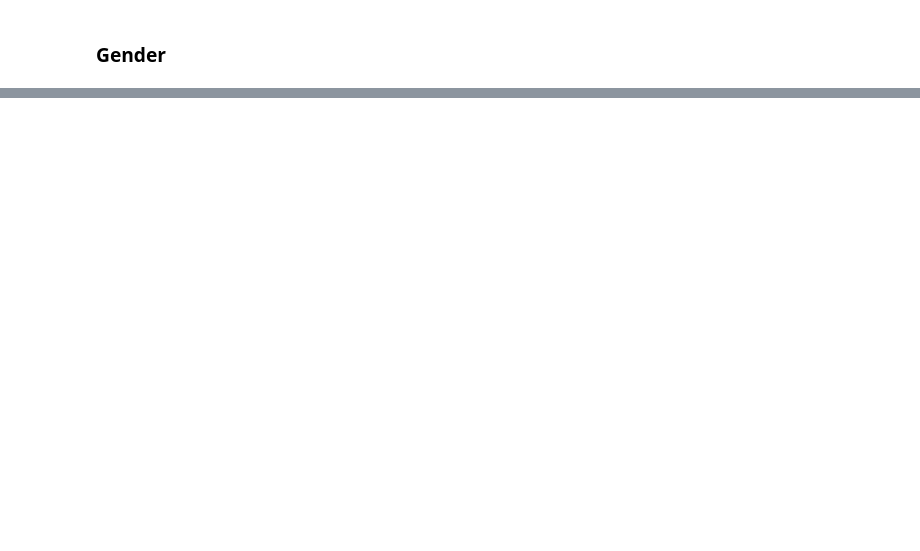
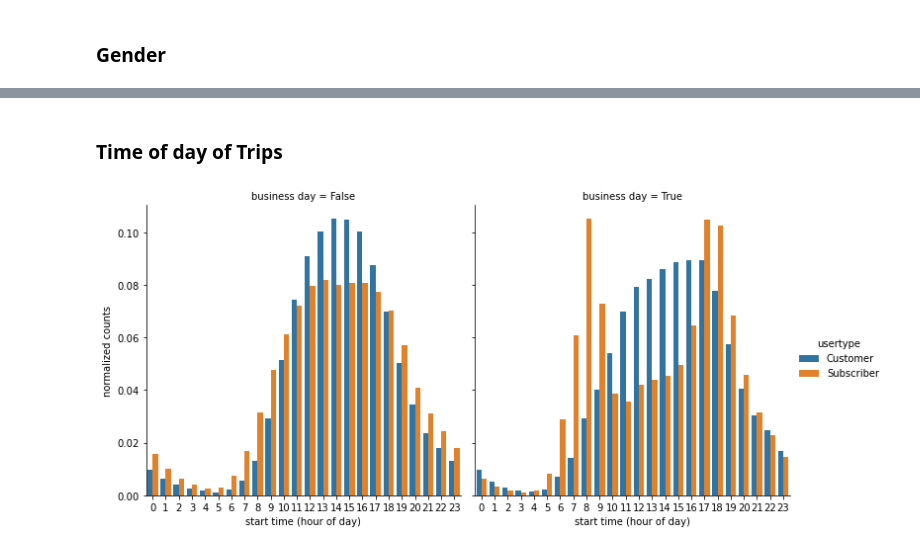
Before and after one commit to TWagner2/AXAChallenge, a Jupyter notebook: Analysis.ipynb, the cells around one changed output, grey strips where cells are left out. Drawn from its saved outputs; the diff is of its cells as text; code cells hidden in the pictures; blank space fills up the shorter version.

Commit message:
analysis of time of day and of start stations

```diff
--- a/Analysis.ipynb
+++ b/Analysis.ipynb
@@ -133,0 +129,10 @@ ax.legend(["Unknown","Male","Female"])
+# %% [markdown]
+### Time of day of Trips
+# %%
+grouped = data_train.groupby(by = [data_train["starttime"].dt.hour,"business day","usertype"]).size()
+grouped = grouped / grouped.groupby(level=["business day","usertype"]).sum() #Normlize by dividing by total trips per day
+grouped = grouped.reset_index(name="normalized counts")
+grouped=grouped.rename(columns={"starttime":"start time (hour of day)"})
+sns.catplot(x="start time (hour of day)",y="normalized counts",hue="usertype",col="business day",kind="bar",data=grouped);
+# %% [output]
+[figure, added]
```
Also changed, not shown: parts of 13 cells of this notebook.
